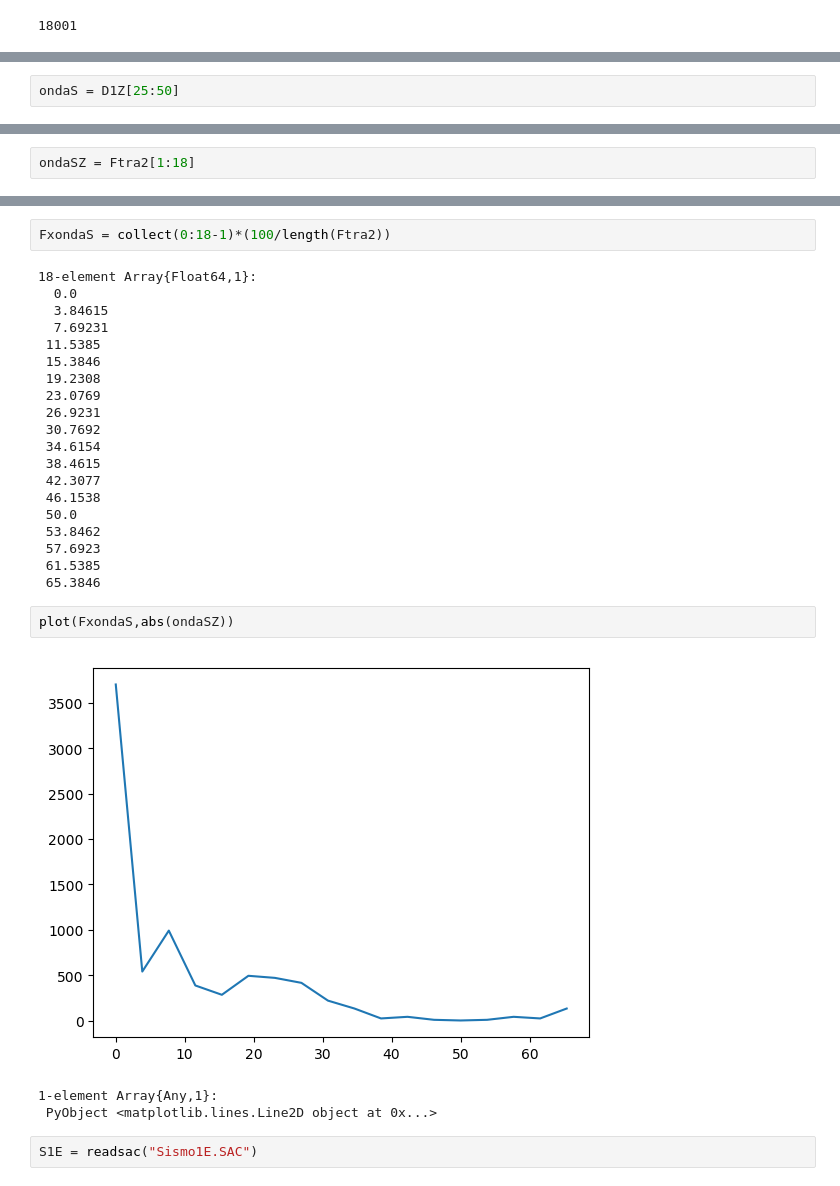
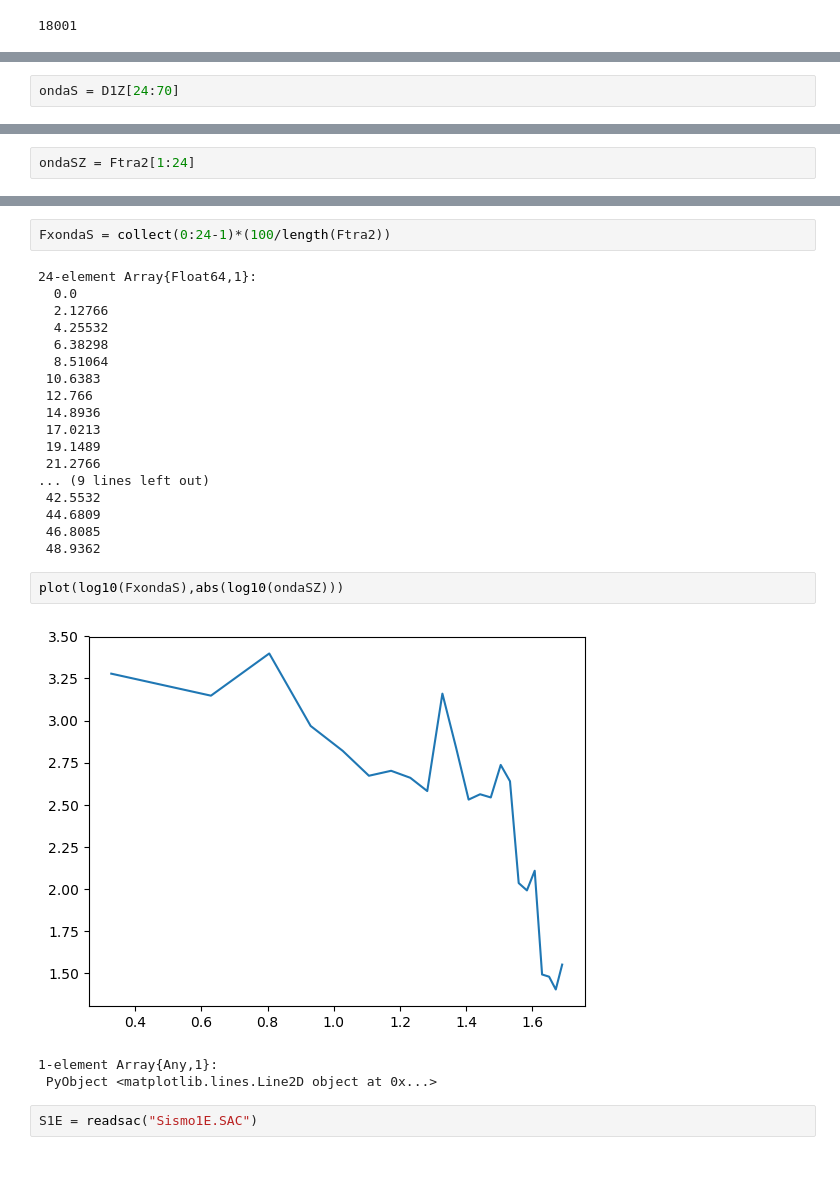
Before and after one commit to RadamesGutierrezZ/Verano, a Jupyter notebook: PrimerEvento.ipynb, the cells around one changed output, grey strips where cells are left out. Cells and saved outputs as stored; diff of their text form.

```diff
--- a/PrimerEvento.ipynb
+++ b/PrimerEvento.ipynb
@@ -163,5 +175,5 @@ plot(FxondaP,abs(ondaPZ))
 1-element Array{Any,1}:
  PyObject <matplotlib.lines.Line2D object at 0x...>
 # %%
-ondaS = D1Z[25:50]
+ondaS = D1Z[24:70]
 # %% [output]
@@ -209,5 +221,5 @@ plot(Ftra2)
 1-element Array{Any,1}:
  PyObject <matplotlib.lines.Line2D object at 0x...>
 # %%
-ondaSZ = Ftra2[1:18]
+ondaSZ = Ftra2[1:24]
 # %% [output]
@@ -233,29 +243,27 @@ ondaSZ = Ftra2[1:18]
 # %%
-FxondaS = collect(0:18-1)*(100/length(Ftra2))
+FxondaS = collect(0:24-1)*(100/length(Ftra2))
 # %% [output]
-18-element Array{Float64,1}:
+24-element Array{Float64,1}:
   0.0
-  3.84615
-  7.69231
- 11.5385
- 15.3846
- 19.2308
- 23.0769
- 26.9231
- 30.7692
- 34.6154
- 38.4615
- 42.3077
- 46.1538
- 50.0
- 53.8462
- 57.6923
- 61.5385
- 65.3846
+  2.12766
+  4.25532
+  6.38298
+  8.51064
+ 10.6383
+ 12.766
+ 14.8936
+ 17.0213
+ 19.1489
+ 21.2766
+... (9 lines left out)
+ 42.5532
+ 44.6809
+ 46.8085
+ 48.9362
 # %%
-plot(FxondaS,abs(ondaSZ))
+plot(log10(FxondaS),abs(log10(ondaSZ)))
 # %% [output]
-[figure, old version]
+[figure, new version]
 1-element Array{Any,1}:
  PyObject <matplotlib.lines.Line2D object at 0x...>
 # %%
```
Also changed, not shown: parts of 34 cells of this notebook.
